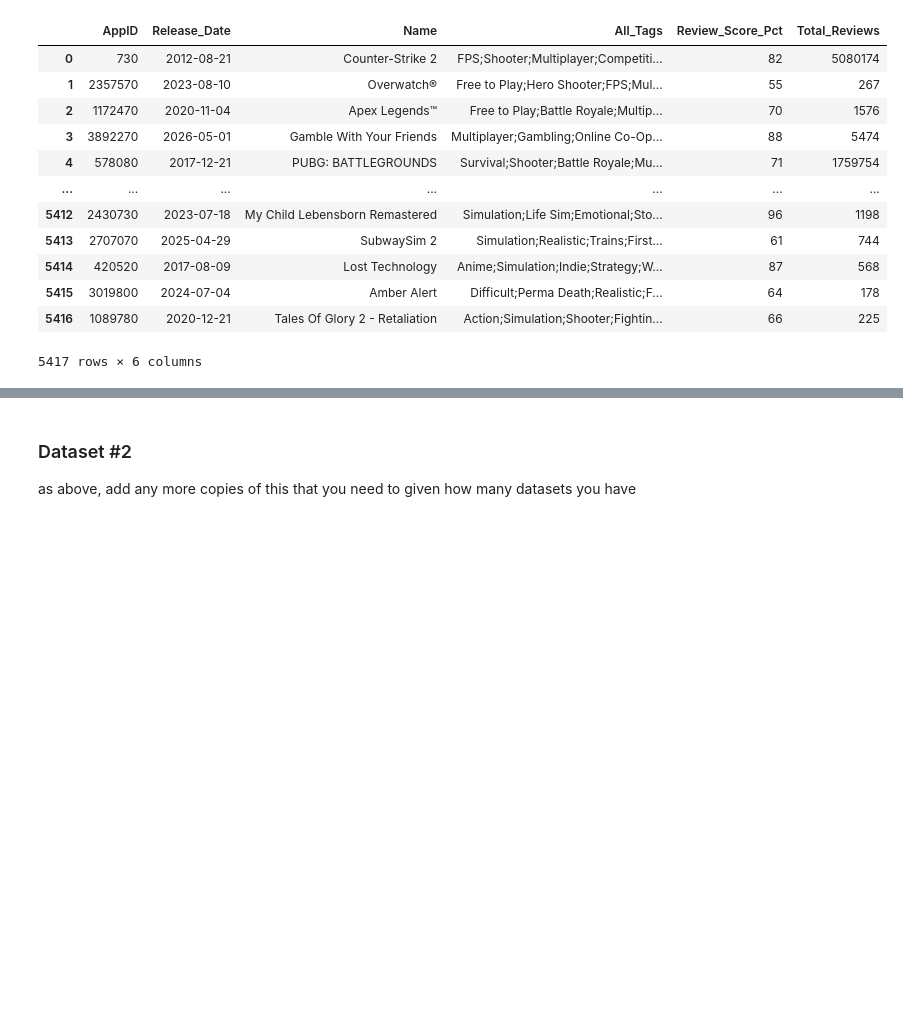
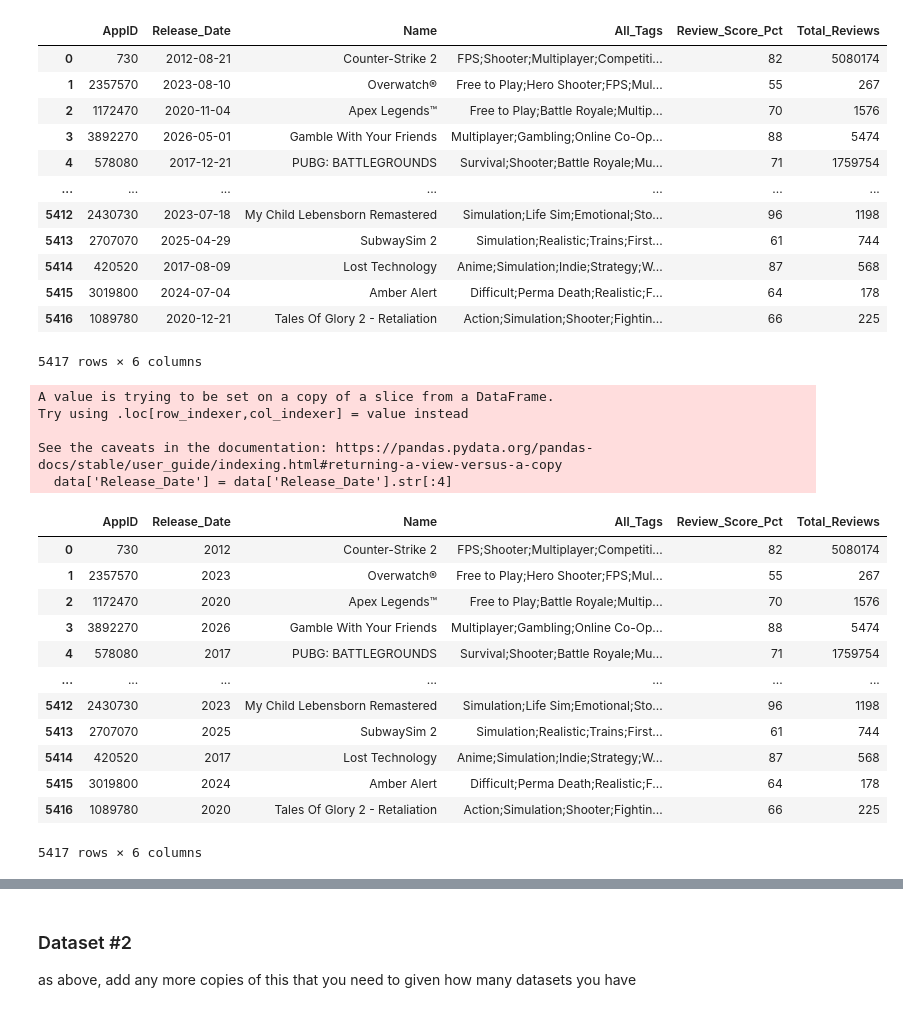
Before and after one commit to COGS108/Group-SP26-089, a Jupyter notebook: 02-EDACheckpoint.ipynb, the cells around one changed output, grey strips where cells are left out. Drawn from its saved outputs; the diff is of its cells as text; code cells hidden in the pictures; blank space fills up the shorter version.

```diff
--- a/02-EDACheckpoint.ipynb
+++ b/02-EDACheckpoint.ipynb
@@ -179,3 +177,26 @@ data
 | 5415 | 3019800 | 2024-07-04 | Amber Alert | Difficult;Perma Death;Realistic;F... | 64 | 178 |
 | 5416 | 1089780 | 2020-12-21 | Tales Of Glory 2 - Retaliation | Action;Simulation;Shooter;Fightin... | 66 | 225 |
 5417 rows × 6 columns
+# %%
+# for ease of use later, we will just keep the year of each game's release date
+data['Release_Date'] = data['Release_Date'].str[:4]
+data
+# %% [output]
+A value is trying to be set on a copy of a slice from a DataFrame.
+Try using .loc[row_indexer,col_indexer] = value instead
+
+See the caveats in the documentation: https://pandas.pydata.org/pandas-docs/stable/user_guide/indexing.html#returning-a-view-versus-a-copy
+  data['Release_Date'] = data['Release_Date'].str[:4]
+|  | AppID | Release_Date | Name | All_Tags | Review_Score_Pct | Total_Reviews |
+| 0 | 730 | 2012 | Counter-Strike 2 | FPS;Shooter;Multiplayer;Competiti... | 82 | 5080174 |
+| 1 | 2357570 | 2023 | Overwatch® | Free to Play;Hero Shooter;FPS;Mul... | 55 | 267 |
+| 2 | 1172470 | 2020 | Apex Legends™ | Free to Play;Battle Royale;Multip... | 70 | 1576 |
+| 3 | 3892270 | 2026 | Gamble With Your Friends | Multiplayer;Gambling;Online Co-Op... | 88 | 5474 |
+| 4 | 578080 | 2017 | PUBG: BATTLEGROUNDS | Survival;Shooter;Battle Royale;Mu... | 71 | 1759754 |
+| ... | ... | ... | ... | ... | ... | ... |
+| 5412 | 2430730 | 2023 | My Child Lebensborn Remastered | Simulation;Life Sim;Emotional;Sto... | 96 | 1198 |
+| 5413 | 2707070 | 2025 | SubwaySim 2 | Simulation;Realistic;Trains;First... | 61 | 744 |
+| 5414 | 420520 | 2017 | Lost Technology | Anime;Simulation;Indie;Strategy;W... | 87 | 568 |
+| 5415 | 3019800 | 2024 | Amber Alert | Difficult;Perma Death;Realistic;F... | 64 | 178 |
+| 5416 | 1089780 | 2020 | Tales Of Glory 2 - Retaliation | Action;Simulation;Shooter;Fightin... | 66 | 225 |
+5417 rows × 6 columns
```
Also changed, not shown: parts of 8 cells of this notebook.
